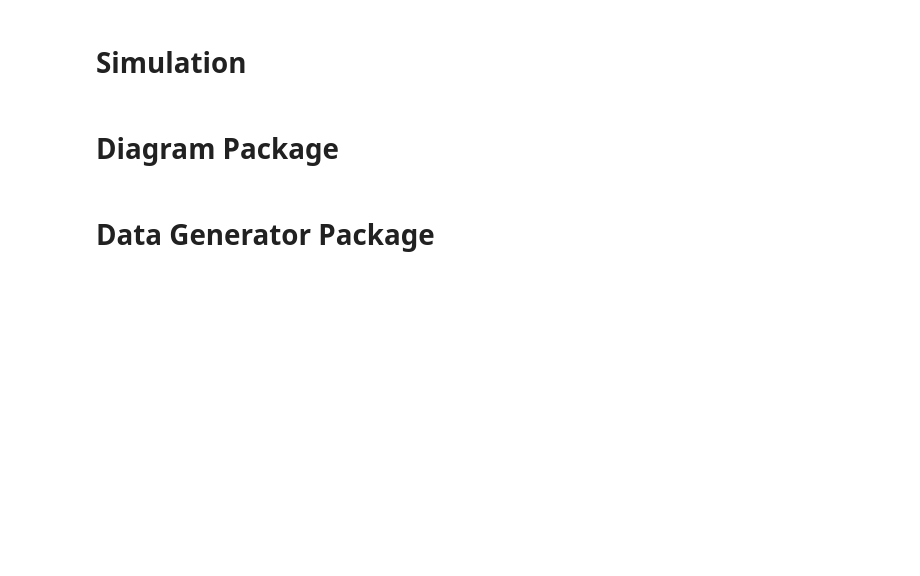
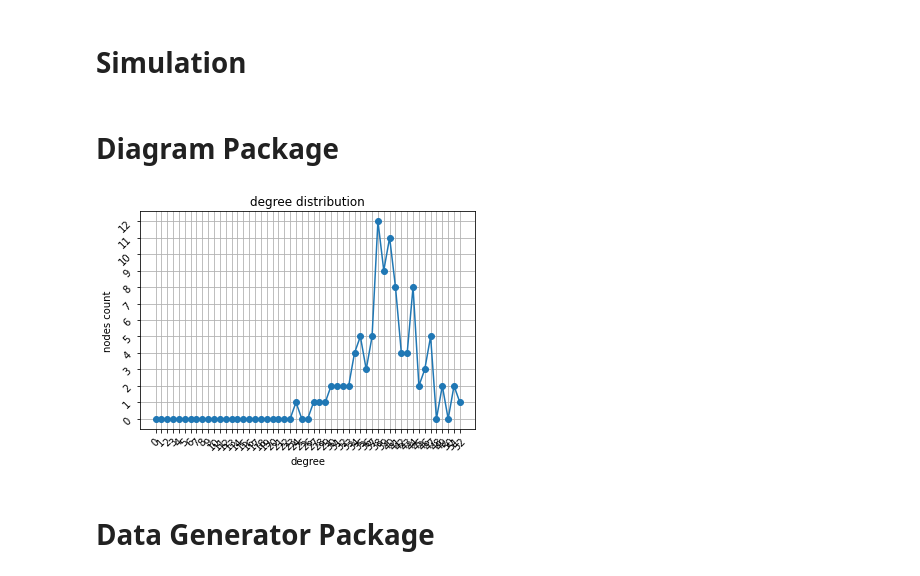
Before and after one commit to MJSahebnasi/Thesis-temporal-network-platform, a Jupyter notebook: thesis_main.ipynb, the cells around one changed output. Drawn from its saved outputs; the diff is of its cells as text; code cells hidden in the pictures; blank space fills up the shorter version.

Commit message:
diagram F logic done

```diff
--- a/thesis_main.ipynb
+++ b/thesis_main.ipynb
@@ -407,3 +404,8 @@ def plot_onoff_graph(G, node_colors, edge_colors):
+# %%
+plot_degree_distribution(nx.erdos_renyi_graph(100, 0.4))
+# plot_onoff_graph(G, G)
+# %% [output]
+[figure, added]
 # %% [markdown]
 # Data Generator Package
 # %%
```
Also changed, not shown: parts of 9 cells of this notebook.
